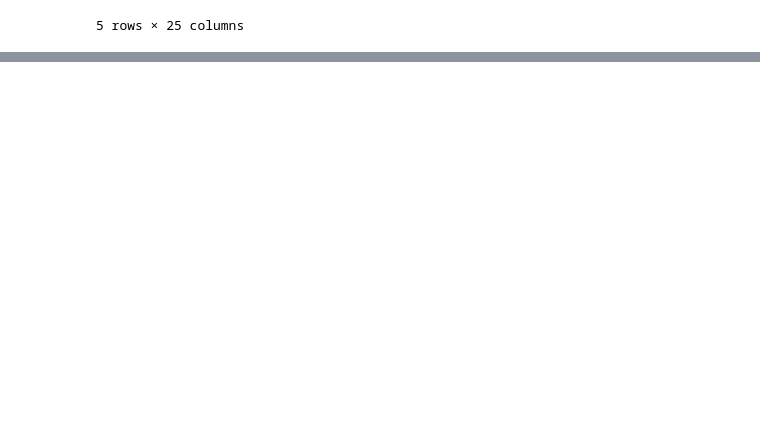
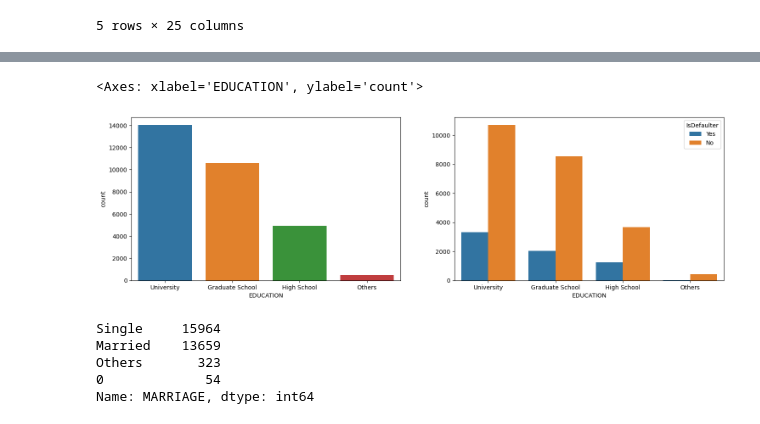
Before and after one commit to shaad4224/credit_card_default_prediction, a Jupyter notebook: Copy_of_credit_card_default_prediction.ipynb, the cells around one changed output, grey strips where cells are left out. Cells and saved outputs as stored; diff of their text form; code cells hidden in the pictures; blank space fills up the shorter version.

```diff
--- a/Copy_of_credit_card_default_prediction.ipynb
+++ b/Copy_of_credit_card_default_prediction.ipynb
@@ -129,0 +157,20 @@ df.head()
+# %%
+#replcae values with 5, 6 and 0 to Others
+df.EDUCATION = df.EDUCATION.replace({5: "Others", 6: "Others",0: "Others"})
+# %%
+#count plot for EDUCATION and with respect to IsDefaulter
+fig, axes = plt.subplots(ncols=2,figsize=(18,5))
+sns.countplot(x = 'EDUCATION', ax = axes[0], data = df)
+sns.countplot(x = 'EDUCATION', hue = 'IsDefaulter',ax = axes[1], data = df)
+# %% [output]
+<Axes: xlabel='EDUCATION', ylabel='count'>
+[figure, added]
+# %%
+#category wise values
+df['MARRIAGE'].value_counts()
+# %% [output]
+Single     15964
+Married    13659
+Others       323
+0             54
+Name: MARRIAGE, dtype: int64
```
Also changed, not shown: parts of 8 cells of this notebook.
